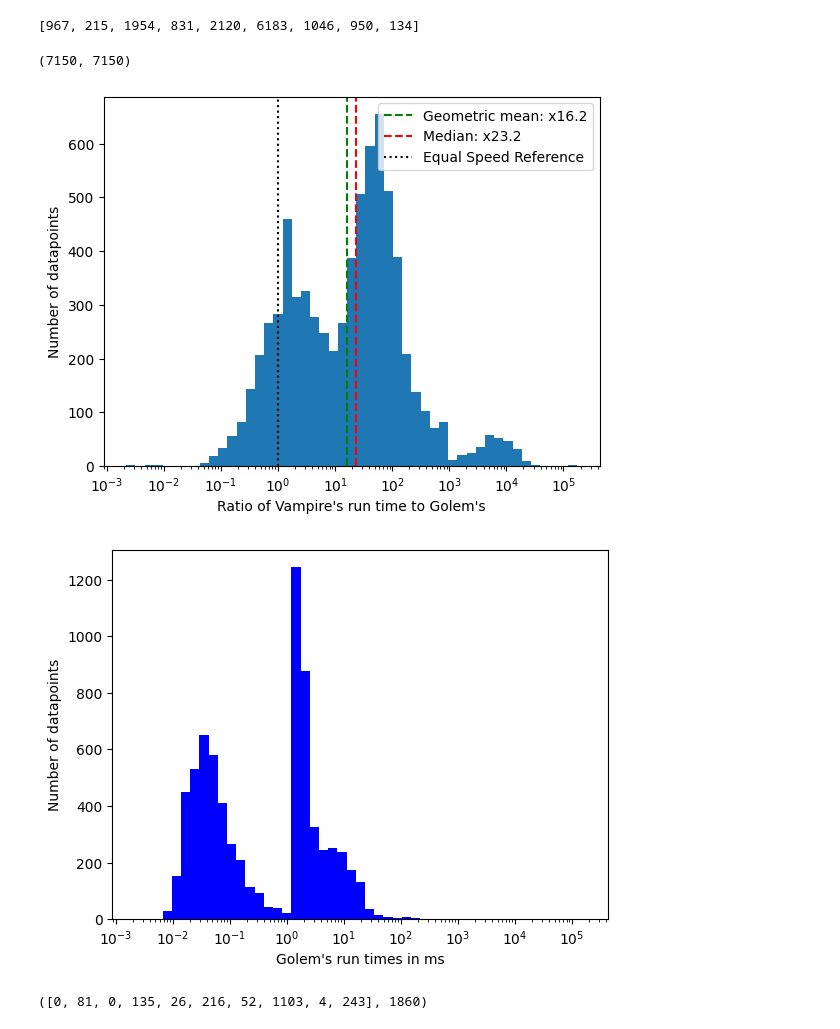
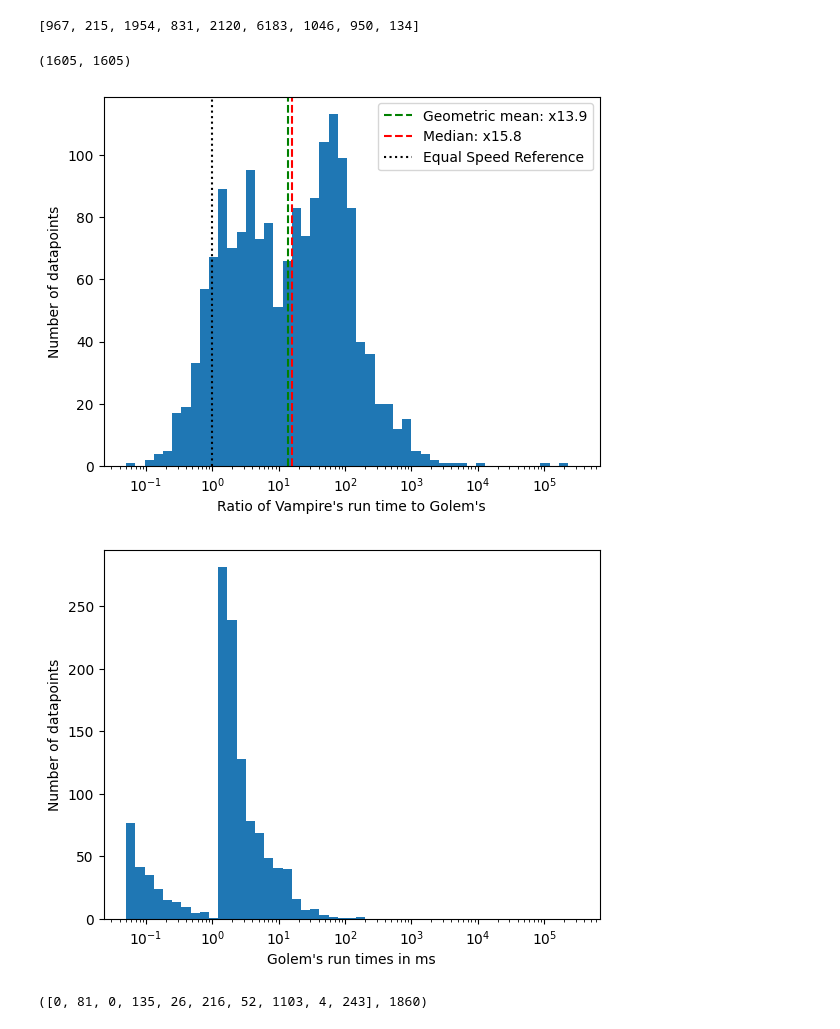
Before and after one commit to Dijereo/gradedmodal, a Jupyter notebook: eval/analysis.ipynb, the cells around one changed output. Drawn from its saved outputs; the diff is of its cells as text; code cells hidden in the pictures.

```diff
--- a/eval/analysis.ipynb
+++ b/eval/analysis.ipynb
@@ -156,11 +156,28 @@ vfastthm = 0
 vfastcs = 0
 for datapoint in fulldata:
     for test in datapoint['tests']:
+        frames = test['frames']
         test = test['tests']
         gtime = test['proverfl']['time']
         gstatus = test['proverfl']['status']
         vtime = test['vampire']['time']
         vstatus = test['vampire']['status']
+        if frames in [
+            'K',
+            'D',
+            'T',
+            'KB',
+            'DB',
+            'TB',
+            'K5',
+            'D5',
+            'K45',
+            'D45',
+            # 'KB5',
+            # 'S5',
+        ]:
+            continue
+            pass
         if isinstance(datapoint['setting'], str) and datapoint['setting'] == 'Crafted':
             # continue
             pass
@@ -278,11 +295,28 @@ vtimes = []
 gtimes = []
 for datapoint in fulldata:
     for test in datapoint['tests']:
+        frames = test['frames']
         test = test['tests']
         gtime = test['proverfl']['time']
         gstatus = test['proverfl']['status']
         vtime = test['vampire']['time']
         vstatus = test['vampire']['status']
+        if frames in [
+            'K',
+            'D',
+            'T',
+            'KB',
+            'DB',
+            'TB',
+            'K5',
+            'D5',
+            'K45',
+            'D45',
+            # 'KB5',
+            # 'S5',
+        ]:
+            continue
+            pass
         if isinstance(datapoint['setting'], str) and datapoint['setting'] == 'Crafted':
             # continue
             pass
@@ -295,7 +329,7 @@ for datapoint in fulldata:
         if vstatus == 'Pending' or vstatus == 'Timedout' or gstatus == 'Pending' or gstatus == 'Timedout':
             pass
         if vstatus == 'Theorem' or gstatus == 'Theorem':
-            continue
+            # continue
             pass
         elif vstatus == 'CounterSatisfiable' or gstatus == 'CounterSatisfiable':
             # continue
@@ -306,7 +340,7 @@ for datapoint in fulldata:
         # if vstatus != 'Timedout':
 len(vtimes), len(gtimes)
 # %% [output]
-(7150, 7150)
+(1605, 1605)
 # %%
 values = [vt / gt for vt, gt in zip(vtimes, gtimes)]
 values = np.array(values, dtype=np.float64)
@@ -322,21 +356,21 @@ plt.axvline(gmean, color="green", linestyle="--", label=f"Geometric mean: x{gmea
 plt.axvline(median, color="red", linestyle="--", label=f"Median: x{median:.3g}")
 plt.axvline(1, color="black", linestyle=":", label="Equal Speed Reference")
 plt.legend()
-plt.savefig("charts/speed_hist_csats.png", dpi=300)
+plt.savefig("charts/speed_hist_b5.png", dpi=300)
 plt.show()
 # %% [output]
-[figure, old version]
+[figure, new version]
 # %%
 bins = np.logspace(np.log10(values.min()), np.log10(values.max()), 50)
-plt.hist(gtimes, bins=bins, color='blue')
+plt.hist(gtimes, bins=bins)
 plt.xlabel("Golem's run times in ms")
 plt.ylabel("Number of datapoints")
 # plt.hist(gtimes, bins=bins, alpha=0.2, color='red', label='Data 2')
 plt.xscale("log")
 # plt.savefig("charts/time_hist.png", dpi=300)
 plt.show()
 # %% [output]
-[figure, old version]
+[figure, new version]
 # %%
 pendings = 0
 btimeouts = 0
```
Also changed, not shown: parts of 2 cells of this notebook, 9 other files.
